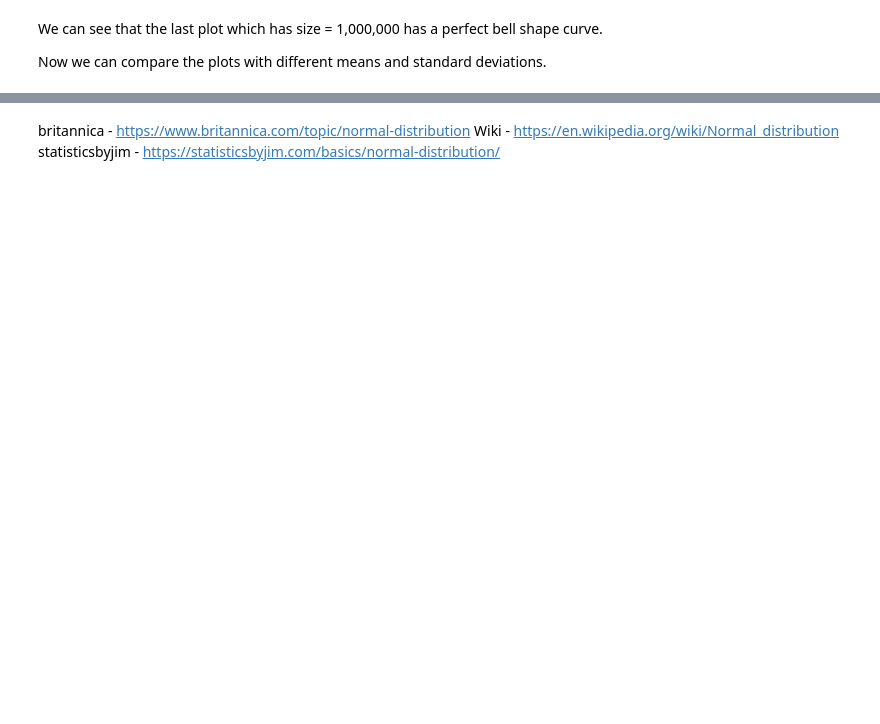
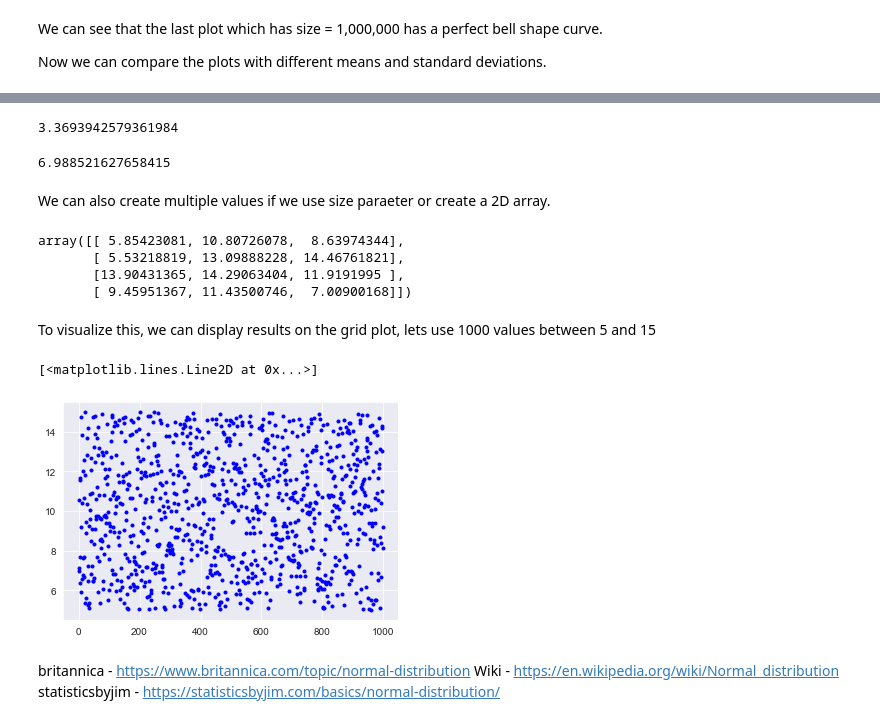
Before and after one commit to angelinka/numpy_assignment, a Jupyter notebook: numPy.ipynb, the cells around one changed output, grey strips where cells are left out. Cells and saved outputs as stored; diff of their text form; code cells hidden in the pictures; blank space fills up the shorter version.

```diff
--- a/numPy.ipynb
+++ b/numPy.ipynb
@@ -374,3 +390,29 @@ There is an [Empirical rule](https://www.statisticshowto.com/probability-and-sta
+# %%
+# returns a floating point number between 0.0 and 7.0
+rng.uniform(7)
+# %% [output]
+3.3693942579361984
+# %%
+# returns a floating point number in the interval [5,10)
+rng.uniform(5,10)
+# %% [output]
+6.988521627658415
+# %% [markdown]
+We can also create multiple values if we use size paraeter or create a 2D array.
+# %%
+rng.uniform(5, 15, size=(4, 3))
+# %% [output]
+array([[ 5.85423081, 10.80726078,  8.63974344],
+       [ 5.53218819, 13.09888228, 14.46761821],
+       [13.90431365, 14.29063404, 11.9191995 ],
+       [ 9.45951367, 11.43500746,  7.00900168]])
+# %% [markdown]
+To visualize this, we can display results on the grid plot, lets use 1000 values between 5 and 15
+# %%
+plt.plot(rng.uniform(5, 15, size=1000), 'b.')
+# %% [output]
+[<matplotlib.lines.Line2D at 0x...>]
+[figure, added]
 # %% [markdown]
 britannica - https://www.britannica.com/topic/normal-distribution
 Wiki - https://en.wikipedia.org/wiki/Normal_distribution
```
Also changed, not shown: parts of 26 cells of this notebook.
